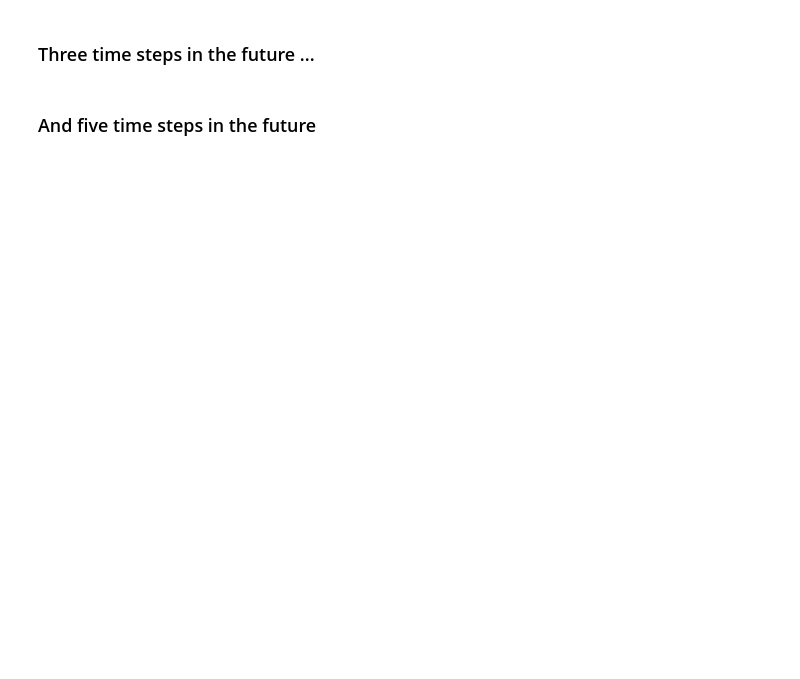
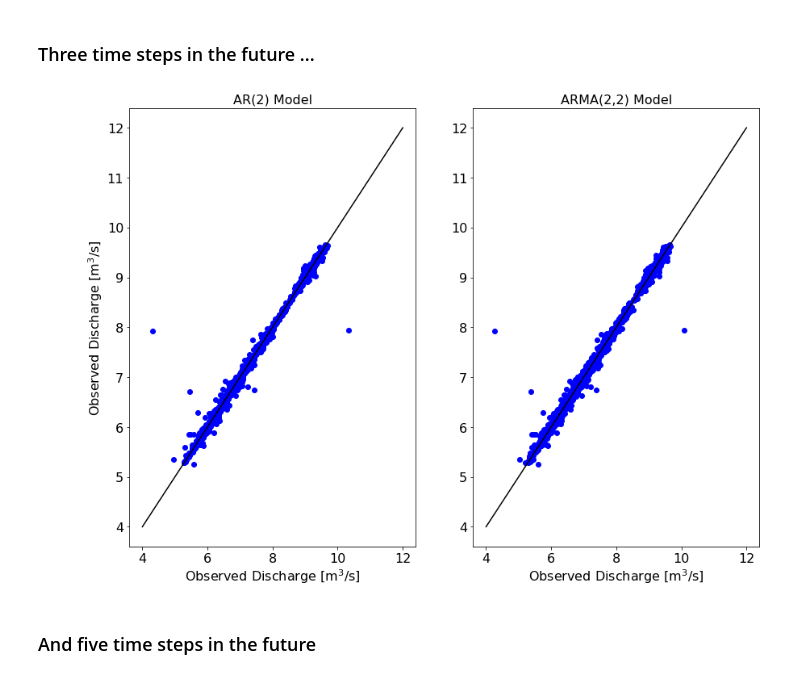
Before and after one commit to JakeGraham/Applied_Hydrologic_Modeling-, a Jupyter notebook: HW3/GRAHAM_GEOS_518_Problem_Set_3.ipynb, the cells around one changed output. Drawn from its saved outputs; the diff is of its cells as text; code cells hidden in the pictures; blank space fills up the shorter version.

```diff
--- a/HW3/GRAHAM_GEOS_518_Problem_Set_3.ipynb
+++ b/HW3/GRAHAM_GEOS_518_Problem_Set_3.ipynb
@@ -164,4 +204,49 @@ plt.show()
 # %% [markdown]
 ### Three time steps in the future ...
+# %%
+DhatAR2 = AR2_mu + AR2_phi1*Dttm1 + AR2_phi2*Dttm2 # predictions
+DhatAR2_2 = AR2_mu + AR2_phi1*Dttm2 + AR2_phi2*DhatAR2
+DhatAR2_3 = AR2_mu + AR2_phi1*DhatAR2 + AR2_phi2*DhatAR2_2
+DhatAR2_4 = AR2_mu + AR2_phi1*DhatAR2_2 + AR2_phi2*DhatAR2_3
+DhatAR2_5 = AR2_mu + AR2_phi1*DhatAR2_3 + AR2_phi2*DhatAR2_4
+# %%
+# Compute the R^2 values for each prediction
+R2AR2_3 = np.corrcoef(DhatAR2_3.T, dtest.T)**2
+muAR2_3 = np.mean(DhatAR2_3 - dtest)
+stdAR2_3 = np.std(DhatAR2_3 - dtest)
+
+R2ARMA22  = np.corrcoef(DhatARMA22.T,dtest.T)**2
+muARMA22  = np.mean(DhatARMA22-dtest)
+stdARMA22 = np.std(DhatARMA22-dtest)
+
+
+# Plot the ARMA(1,1) and ARMA(2,2) model results
+plt.figure(figsize=(14,10))
+plt.subplot(121)
+plt.plot(DhatAR2_3,dtest,'bo')
+plt.plot([4, 12], [4, 12], 'k-')
+plt.title('AR(2) Model',fontsize=16)
+plt.ylabel('Observed Discharge [m${}^3$/s]',fontsize=16)
+plt.xlabel('Observed Discharge [m${}^3$/s]',fontsize=16)
+ax = plt.gca()
+ax.tick_params('both',labelsize=16)
+ax.annotate('R${}^2$ = %.3f'%R2AR2_3[0,1], xy=(20,80), fontsize=16)
+ax.annotate('Avg. error = %.3f'%muAR2_3, xy=(20,78), fontsize=16)
+ax.annotate('Std. error = %.3f'%stdAR2_3, xy=(20,76), fontsize=16)
+
+plt.subplot(122)
+plt.plot(DhatARMA22,dtest,'bo')
+plt.plot([4, 12], [4, 12], 'k-')
+plt.title('ARMA(2,2) Model',fontsize=16)
+plt.xlabel('Observed Discharge [m${}^3$/s]',fontsize=16)
+ax = plt.gca()
+ax.tick_params('both',labelsize=16)
+ax.annotate('R${}^2$ = %.3f'%R2ARMA22[0,1], xy=(20,80), fontsize=16)
+ax.annotate('Avg. error = %.3f'%muARMA22, xy=(20,78), fontsize=16)
+ax.annotate('Std. error = %.3f'%stdARMA22, xy=(20,76), fontsize=16)
+
+plt.show()
+# %% [output]
+[figure, added]
 # %% [markdown]
 ### And five time steps in the future
```
Also changed, not shown: parts of 5 cells of this notebook, 1 other file.
